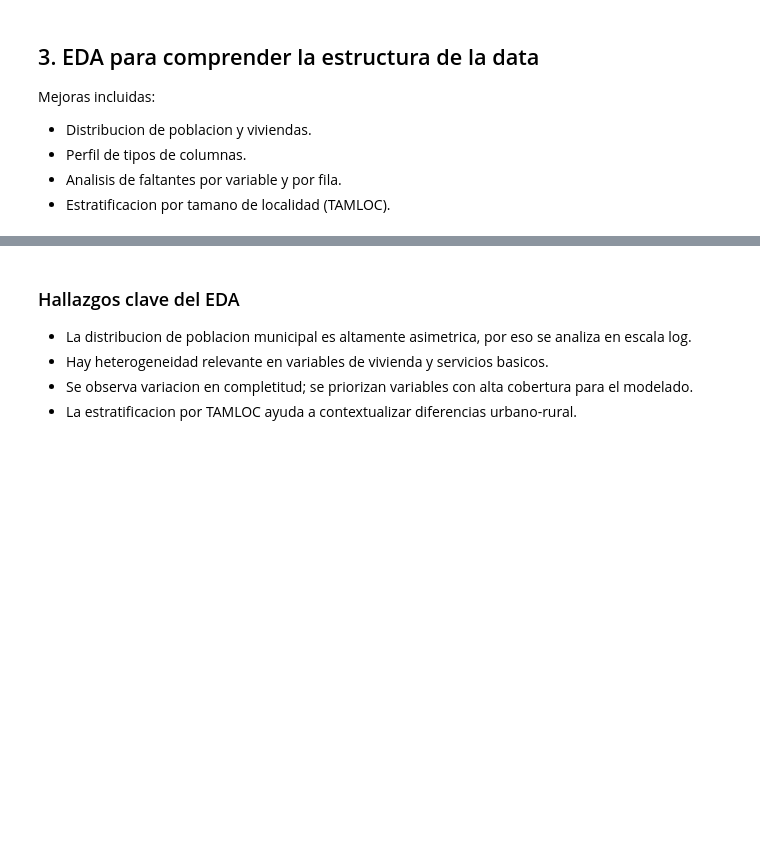
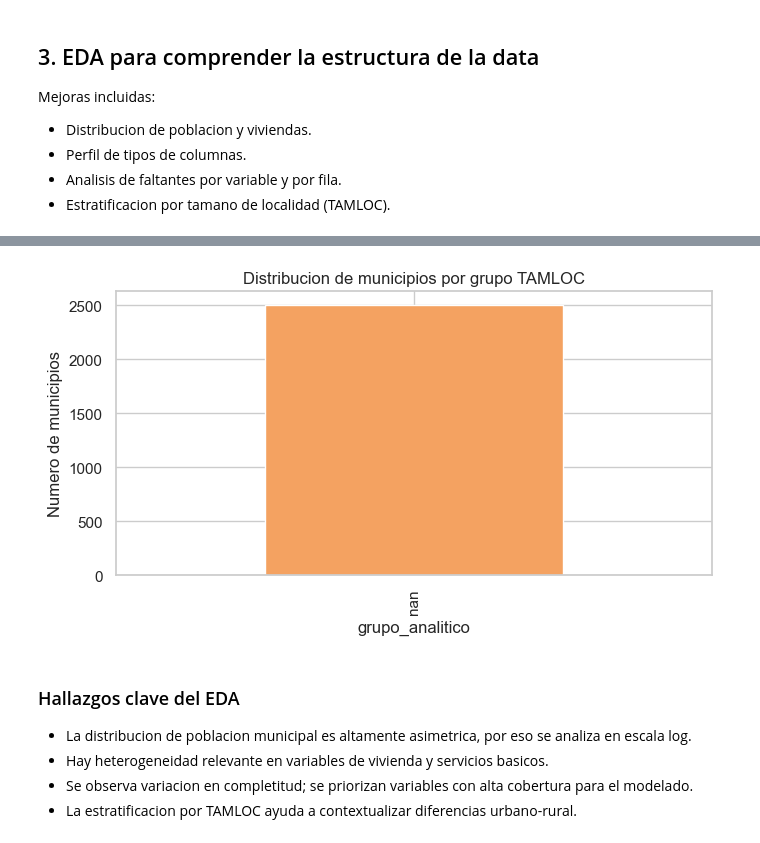
Before and after one commit to Betorcido/CDD_practica1_m3, a Jupyter notebook: g33_m3p1_eq5_notebook_vdmc.ipynb, the cells around one changed output, grey strips where cells are left out. Saved outputs shown, nothing was run; the diff lists cells and outputs as text; code cells hidden in the pictures; blank space fills up the shorter version.

```diff
--- a/g33_m3p1_eq5_notebook_vdmc.ipynb
+++ b/g33_m3p1_eq5_notebook_vdmc.ipynb
@@ -137,33 +187,37 @@ plt.show()
 # %%
 # Estratos por TAMLOC (integrando catalogo)
 
 # Clasificacion simplificada del catalogo TAMLOC
 
 def grupo_tam_loc(code):
     if pd.isna(code):
         return np.nan
     if code <= 4:
         return 'Rural (1 a 2,499 hab)'
     if code <= 8:
         return 'Transicion (2,500 a 29,999 hab)'
     return 'Urbano (30,000+ hab)'
 
 if 'tam_loc' in tam_loc.columns:
     tam_loc = tam_loc.copy()
+    tam_loc['tam_loc'] = pd.to_numeric(tam_loc['tam_loc'], errors='coerce').astype('Int64')
+    mun['TAMLOC'] = pd.to_numeric(mun['TAMLOC'], errors='coerce').astype('Int64')
     tam_loc['grupo_analitico'] = tam_loc['tam_loc'].apply(grupo_tam_loc)
 
     mun = mun.merge(
         tam_loc[['tam_loc', 'grupo_analitico']].rename(columns={'tam_loc': 'TAMLOC'}),
         on='TAMLOC',
         how='left'
     )
 
     plt.figure(figsize=(7, 4))
     mun['grupo_analitico'].value_counts(dropna=False).plot(kind='bar', color='#f4a261')
     plt.title('Distribucion de municipios por grupo TAMLOC')
     plt.ylabel('Numero de municipios')
     plt.tight_layout()
     plt.show()
+# %% [output]
+[figure, added]
 # %% [markdown]
 ### Hallazgos clave del EDA
 
```
Also changed, not shown: parts of 29 cells of this notebook.
